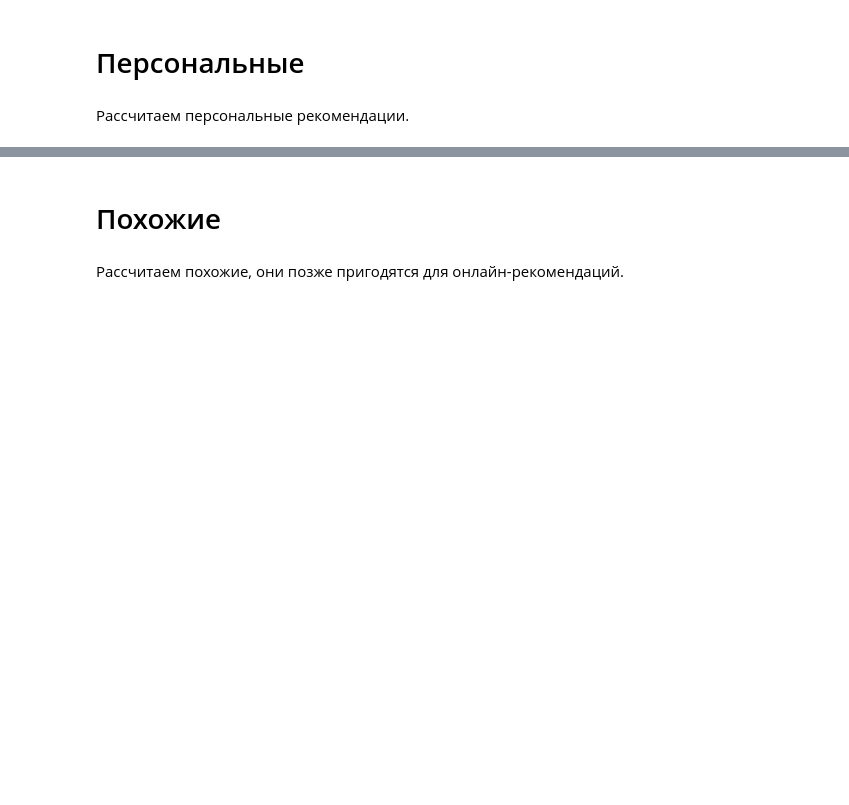
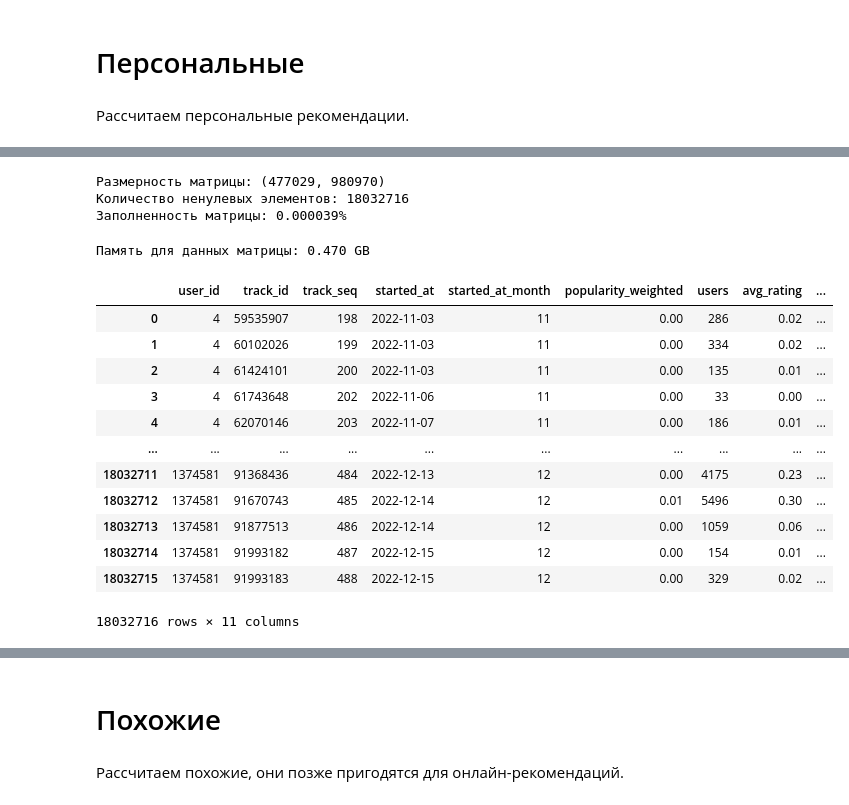
Before and after one commit to ozerge/mle-project-sprint-4-v001, a Jupyter notebook: recommendations.ipynb, the cells around one changed output, grey strips where cells are left out. Saved outputs shown, nothing was run; the diff lists cells and outputs as text; code cells hidden in the pictures; blank space fills up the shorter version.

```diff
--- a/recommendations.ipynb
+++ b/recommendations.ipynb
@@ -2234,3 +2234,21 @@ recsys/recommendations/top_popular.parquet - ЗАГРУЖЕН
 # Персональные
 # %% [markdown]
 Рассчитаем персональные рекомендации.
+# %%
+# Перед выпонением кода ниже можно почистить kernel
+
+import pandas as pd
+import numpy as np
+import sklearn.preprocessing
+import scipy
+import sys
+from implicit.als import AlternatingLeastSquares
+
+RANDOM_STATE = 42
+
+items = pd.read_parquet("recsys_data/filtered_items.parquet")
+events = pd.read_parquet("recsys_data/filtered_events.parquet")
+events_train = pd.read_parquet("recsys_data_enriched/interactions_train_enriched.parquet")
+events_test = pd.read_parquet("recsys_data_enriched/interactions_test_enriched.parquet")
+
+# als_recommendations = pd.read_parquet("personal_als.parquet")
@@ -2236,0 +2265,38 @@ recsys/recommendations/top_popular.parquet - ЗАГРУЖЕН
+# %%
+# перекодируем идентификаторы пользователей:
+# из имеющихся в последовательность 0, 1, 2, ...
+user_encoder = sklearn.preprocessing.LabelEncoder()
+user_encoder.fit(events["user_id"])
+events_train["user_id_enc"] = user_encoder.transform(events_train["user_id"])
+events_test["user_id_enc"] = user_encoder.transform(events_test["user_id"])
+
+# перекодируем идентификаторы объектов:
+# из имеющихся в последовательность 0, 1, 2, ...
+item_encoder = sklearn.preprocessing.LabelEncoder()
+item_encoder.fit(items["track_id"])
+items["track_id_enc"] = item_encoder.transform(items["track_id"])
+
+events_train["track_id_enc"] = item_encoder.transform(events_train["track_id"])
+events_test["track_id_enc"] = item_encoder.transform(events_test["track_id"])
+# %%
+# Создаём sparse-матрицу формата CSR
+user_item_matrix_train = scipy.sparse.csr_matrix((
+    events_train["popularity_weighted"].values,
+    (events_train['user_id_enc'].values, events_train['track_id_enc'].values)),
+    shape=(len(user_encoder.classes_), len(item_encoder.classes_)),
+    dtype=np.float32
+)
+
+print(f"Размерность матрицы: {user_item_matrix_train.shape}")
+print(f"Количество ненулевых элементов: {user_item_matrix_train.nnz}")
+print(f"Заполненность матрицы: {user_item_matrix_train.nnz / (user_item_matrix_train.shape[0] * user_item_matrix_train.shape[1]):.6f}%")
+# %% [output]
+Размерность матрицы: (477029, 980970)
+Количество ненулевых элементов: 18032716
+Заполненность матрицы: 0.000039%
+# %%
+# Размеры памяти, требуемой для хранения матрицы взаимодействий
+matrix_memory_gb = sum([sys.getsizeof(i) for i in user_item_matrix_train.data])/1024**3
+print(f"Память для данных матрицы: {matrix_memory_gb:.3f} GB")
+# %% [output]
+Память для данных матрицы: 0.470 GB
@@ -2236,0 +2324,16 @@ recsys/recommendations/top_popular.parquet - ЗАГРУЖЕН
+# %%
+events_train
+# %% [output]
+|  | user_id | track_id | track_seq | started_at | started_at_month | popularity_weighted | users | avg_rating | ... |
+| 0 | 4 | 59535907 | 198 | 2022-11-03 | 11 | 0.00 | 286 | 0.02 | ... |
+| 1 | 4 | 60102026 | 199 | 2022-11-03 | 11 | 0.00 | 334 | 0.02 | ... |
+| 2 | 4 | 61424101 | 200 | 2022-11-03 | 11 | 0.00 | 135 | 0.01 | ... |
+| 3 | 4 | 61743648 | 202 | 2022-11-06 | 11 | 0.00 | 33 | 0.00 | ... |
+| 4 | 4 | 62070146 | 203 | 2022-11-07 | 11 | 0.00 | 186 | 0.01 | ... |
+| ... | ... | ... | ... | ... | ... | ... | ... | ... | ... |
+| 18032711 | 1374581 | 91368436 | 484 | 2022-12-13 | 12 | 0.00 | 4175 | 0.23 | ... |
+| 18032712 | 1374581 | 91670743 | 485 | 2022-12-14 | 12 | 0.01 | 5496 | 0.30 | ... |
+| 18032713 | 1374581 | 91877513 | 486 | 2022-12-14 | 12 | 0.00 | 1059 | 0.06 | ... |
+| 18032714 | 1374581 | 91993182 | 487 | 2022-12-15 | 12 | 0.00 | 154 | 0.01 | ... |
+| 18032715 | 1374581 | 91993183 | 488 | 2022-12-15 | 12 | 0.00 | 329 | 0.02 | ... |
+18032716 rows × 11 columns
```
Also changed, not shown: parts of 8 cells of this notebook, 1 other file.
